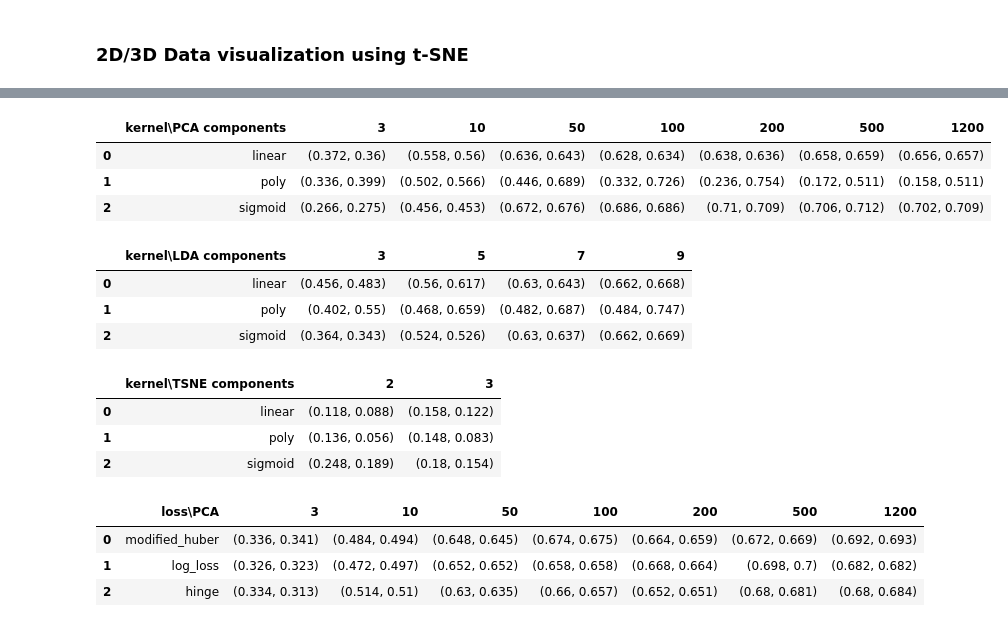
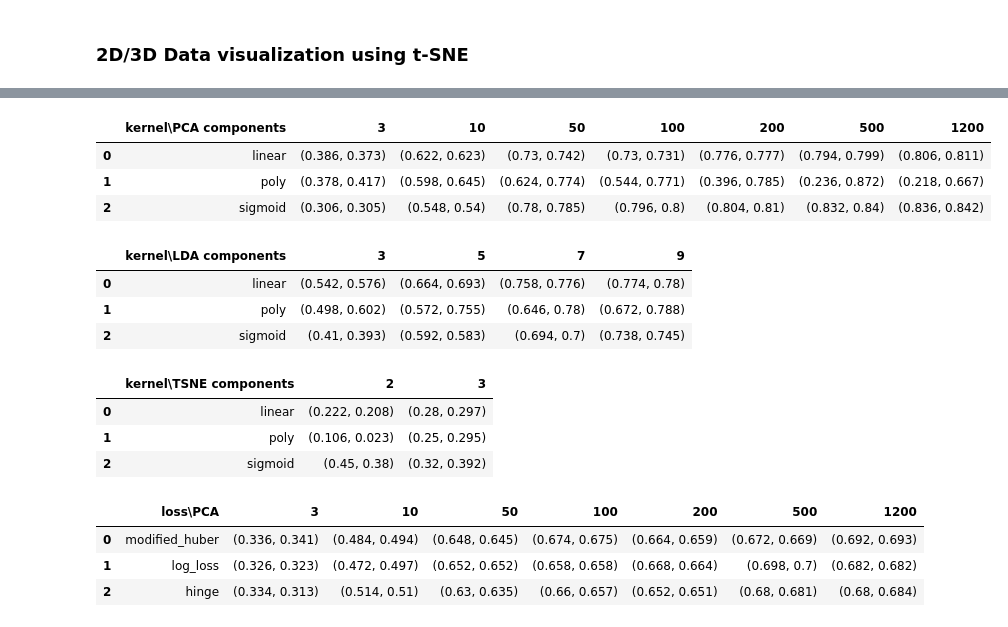
Before and after one commit to bonoldie/ML_exam, a Jupyter notebook: nb_vgg.ipynb, the cells around one changed output, grey strips where cells are left out. Cells and saved outputs as stored; diff of their text form; code cells hidden in the pictures.

```diff
--- a/nb_vgg.ipynb
+++ b/nb_vgg.ipynb
@@ -57,7 +57,7 @@ The dataset is a zipped file in `.ds.tiny`
 # %%
 
 # Load the dataset
-raw_dataset = np.load(".ds.tiny/dataset.zip", allow_pickle=True)
+raw_dataset = np.load("dataset_food101tiny.zip", allow_pickle=True)
 
 dataset = {
     "train": {
@@ -388,6 +384,5 @@ plt.legend(loc="upper left")
 # %%
-# Classification - KNN
-
+# Number of neighbors to test
 k_to_test = {
     "VGG": [3, 5, 9, 15, 21, 55, 111, 251],
     "PCA": [3, 5, 9, 15, 21, 55, 111, 251],
@@ -409,7 +404,7 @@ for k_idx, k in enumerate(k_to_test["VGG"]):
 
     accuracy = round(accuracy_score(dataset["valid"]["labels"], preds), 3)
     precision = round(
-        precision_score(dataset["valid"]["labels"], preds, average="macro"), 3
+        precision_score(dataset["valid"]["labels"], preds, average="weighted", labels=np.unique(preds)), 3
     )
 
     KNN_VGG_stats[k_idx].append((accuracy, precision))
@@ -431,7 +426,7 @@ for k_idx, k in enumerate(k_to_test["PCA"]):
 
         accuracy = round(accuracy_score(dataset["valid"]["labels"], preds), 3)
         precision = round(
-            precision_score(dataset["valid"]["labels"], preds, average="macro"), 3
+            precision_score(dataset["valid"]["labels"], preds, average="weighted", labels=np.unique(preds)), 3
         )
 
         KNN_PCA_stats[k_idx].insert(n_components_idx + 1, (accuracy, precision))
@@ -455,7 +450,7 @@ for k_idx, k in enumerate(k_to_test["LDA"]):
 
         accuracy = round(accuracy_score(dataset["valid"]["labels"], preds), 3)
         precision = round(
-            precision_score(dataset["valid"]["labels"], preds, average="macro"), 3
+            precision_score(dataset["valid"]["labels"], preds, average="weighted"), 3
         )
 
         KNN_LDA_stats[k_idx].insert(n_components_idx + 1, (accuracy, precision))
@@ -466,7 +461,5 @@ KNN_LDA_df = pd.DataFrame(
     KNN_LDA_stats, columns=["k\\LDA components"] + n_components_to_test["LDA"]
 )
 display(KNN_LDA_df)
-
-plt.show()
 # %% [output]
 |  | k\VGG |  |
@@ -499,6 +494,4 @@ plt.show()
 # %%
-# Classification - SVM
-
 kernels_to_test = {
     "PCA": ["linear", "poly", "sigmoid"],
     "LDA": ["linear", "poly", "sigmoid"],
@@ -524,7 +517,7 @@ for kernel_idx, kernel in enumerate(kernels_to_test["PCA"]):
 
         accuracy = round(accuracy_score(dataset["valid"]["labels"], preds), 3)
         precision = round(
-            precision_score(dataset["valid"]["labels"], preds, average="macro"), 3
+            precision_score(dataset["valid"]["labels"], preds, average="weighted"), 3
         )
 
         SVM_PCA_stats[kernel_idx].insert(n_components_idx + 1, (accuracy, precision))
@@ -547,51 +540,51 @@ for kernel_idx, kernel in enumerate(kernels_to_test["LDA"]):
 
         accuracy = round(accuracy_score(dataset["valid"]["labels"], preds), 3)
         precision = round(
-            precision_score(dataset["valid"]["labels"], preds, average="macro"), 3
+            precision_score(dataset["valid"]["labels"], preds, average="weighted"), 3
         )
 
         SVM_LDA_stats[kernel_idx].insert(n_components_idx + 1, (accuracy, precision))
 
 SVM_LDA_df = pd.DataFrame(
     SVM_LDA_stats, columns=["kernel\\LDA components"] + n_components_to_test["LDA"]
 )
 display(SVM_LDA_df)
 
 for kernel_idx, kernel in enumerate(kernels_to_test["TSNE"]):
 
     SVM_TSNE_stats.insert(kernel_idx, [kernel])
 
     for n_components_idx, n_components in enumerate(n_components_to_test["TSNE"]):
         svm = OneVsOneClassifier(SVC(kernel=kernel))
 
         svm.fit(TSNEs_results["train"][n_components], dataset["train"]["labels"])
 
         preds = svm.predict(TSNEs_results["valid"][n_components])
 
         accuracy = round(accuracy_score(dataset["valid"]["labels"], preds), 3)
         precision = round(
-            precision_score(dataset["valid"]["labels"], preds, average="macro"), 3
+            precision_score(dataset["valid"]["labels"], preds, average="weighted"), 3
         )
 
         SVM_TSNE_stats[kernel_idx].insert(n_components_idx + 1, (accuracy, precision))
 
 SVM_TSNE_df = pd.DataFrame(
     SVM_TSNE_stats, columns=["kernel\\TSNE components"] + n_components_to_test["TSNE"]
 )
 display(SVM_TSNE_df)
 # %% [output]
 |  | kernel\PCA components | 3 | 10 | 50 | 100 | 200 | 500 | 1200 |
-| 0 | linear | (0.372, 0.36) | (0.558, 0.56) | (0.636, 0.643) | (0.628, 0.634) | (0.638, 0.636) | (0.658, 0.659) | (0.656, 0.657) |
-| 1 | poly | (0.336, 0.399) | (0.502, 0.566) | (0.446, 0.689) | (0.332, 0.726) | (0.236, 0.754) | (0.172, 0.511) | (0.158, 0.511) |
-| 2 | sigmoid | (0.266, 0.275) | (0.456, 0.453) | (0.672, 0.676) | (0.686, 0.686) | (0.71, 0.709) | (0.706, 0.712) | (0.702, 0.709) |
+| 0 | linear | (0.386, 0.373) | (0.622, 0.623) | (0.73, 0.742) | (0.73, 0.731) | (0.776, 0.777) | (0.794, 0.799) | (0.806, 0.811) |
+| 1 | poly | (0.378, 0.417) | (0.598, 0.645) | (0.624, 0.774) | (0.544, 0.771) | (0.396, 0.785) | (0.236, 0.872) | (0.218, 0.667) |
+| 2 | sigmoid | (0.306, 0.305) | (0.548, 0.54) | (0.78, 0.785) | (0.796, 0.8) | (0.804, 0.81) | (0.832, 0.84) | (0.836, 0.842) |
 |  | kernel\LDA components | 3 | 5 | 7 | 9 |
-| 0 | linear | (0.456, 0.483) | (0.56, 0.617) | (0.63, 0.643) | (0.662, 0.668) |
-| 1 | poly | (0.402, 0.55) | (0.468, 0.659) | (0.482, 0.687) | (0.484, 0.747) |
-| 2 | sigmoid | (0.364, 0.343) | (0.524, 0.526) | (0.63, 0.637) | (0.662, 0.669) |
+| 0 | linear | (0.542, 0.576) | (0.664, 0.693) | (0.758, 0.776) | (0.774, 0.78) |
+| 1 | poly | (0.498, 0.602) | (0.572, 0.755) | (0.646, 0.78) | (0.672, 0.788) |
+| 2 | sigmoid | (0.41, 0.393) | (0.592, 0.583) | (0.694, 0.7) | (0.738, 0.745) |
 |  | kernel\TSNE components | 2 | 3 |
-| 0 | linear | (0.118, 0.088) | (0.158, 0.122) |
-| 1 | poly | (0.136, 0.056) | (0.148, 0.083) |
-| 2 | sigmoid | (0.248, 0.189) | (0.18, 0.154) |
+| 0 | linear | (0.222, 0.208) | (0.28, 0.297) |
+| 1 | poly | (0.106, 0.023) | (0.25, 0.295) |
+| 2 | sigmoid | (0.45, 0.38) | (0.32, 0.392) |
 # %%
 # Classification - SGD
 
```
Also changed, not shown: parts of 7 cells of this notebook, 4 other files.
